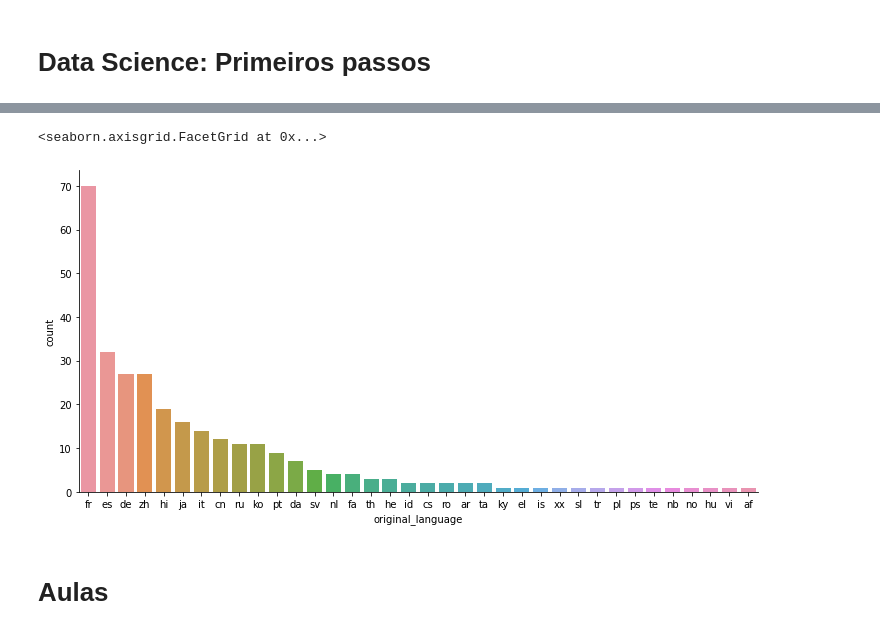
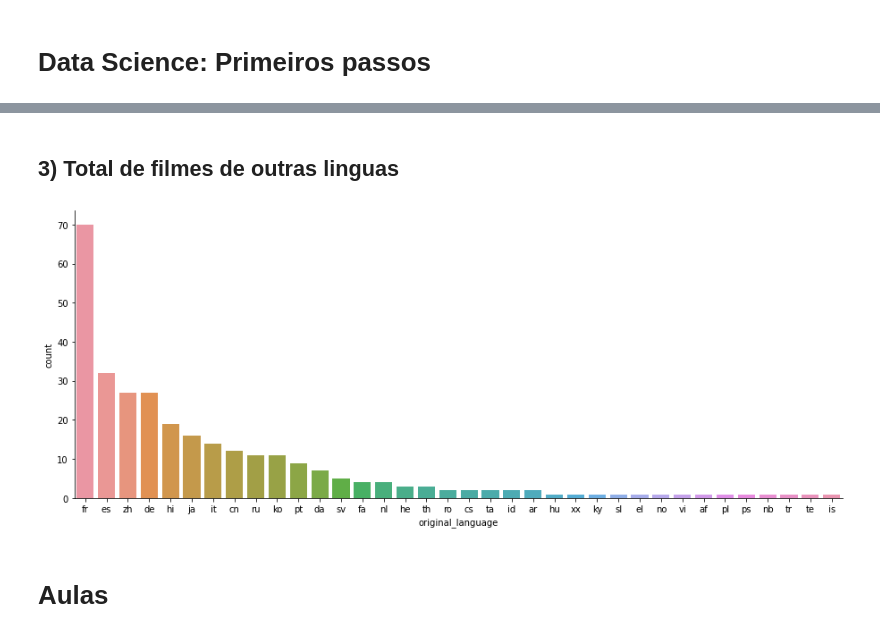
Before and after one commit to 1-aquila-1/data-science, a Jupyter notebook: 01-primeiros-passos/primeiros_passos.ipynb, the cells around one changed output, grey strips where cells are left out. Cells and saved outputs as stored; diff of their text form; code cells hidden in the pictures.

Commit message:
Comparativo de total de filmes

```diff
--- a/01-primeiros-passos/primeiros_passos.ipynb
+++ b/01-primeiros-passos/primeiros_passos.ipynb
@@ -23,13 +61,16 @@ total_outras_linguas = outras_linguas['original_language'].value_counts()
+# %% [markdown]
+## 3) Total de filmes de outras linguas
+# %%
+filmes_outras_linguas = tmdb.query("original_language != 'en'")
 # %%
-sns.catplot(
-    data=outras_linguas,
+fol = sns.catplot(
+    data=filmes_outras_linguas,
+    kind='count',
     x = 'original_language',
-    kind='count',
-    aspect=2,
-    order=total_outras_linguas.index)
+    aspect=2.5,
+    order=filmes_outras_linguas['original_language'].value_counts().index)
 # %% [output]
-<seaborn.axisgrid.FacetGrid at 0x...>
-[figure, old version]
+[figure, new version]
 # %% [markdown]
 # Aulas
 # %% [markdown]
```
Also changed, not shown: parts of 14 cells of this notebook.
